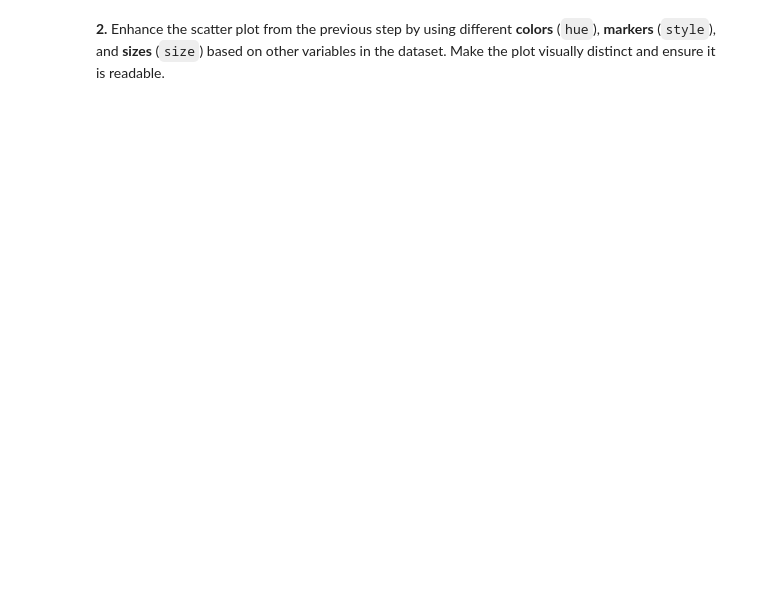
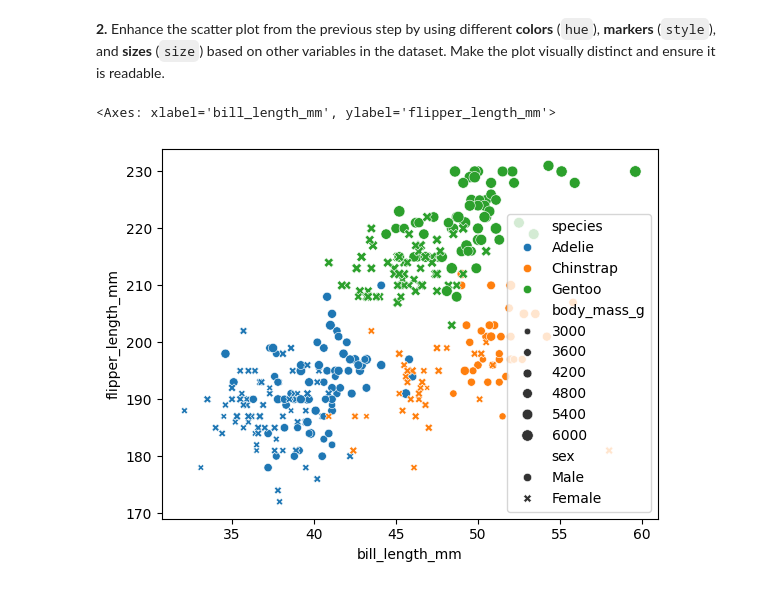
Before and after one commit to Sulaiman-F/AAI-bootcamp, a Jupyter notebook: student/C2/M3/m3-2_exercise.ipynb, the cells around one changed output. Cells and saved outputs as stored; diff of their text form; code cells hidden in the pictures; blank space fills up the shorter version.

```diff
--- a/student/C2/M3/m3-2_exercise.ipynb
+++ b/student/C2/M3/m3-2_exercise.ipynb
@@ -175,0 +181,12 @@ sns.countplot(
+# %%
+sns.scatterplot(
+    data=df,
+    x="bill_length_mm",
+    y="flipper_length_mm",
+    hue="species",
+    style="sex",
+    size="body_mass_g",
+)
+# %% [output]
+<Axes: xlabel='bill_length_mm', ylabel='flipper_length_mm'>
+[figure, added]
```
Also changed, not shown: parts of 3 cells of this notebook.
